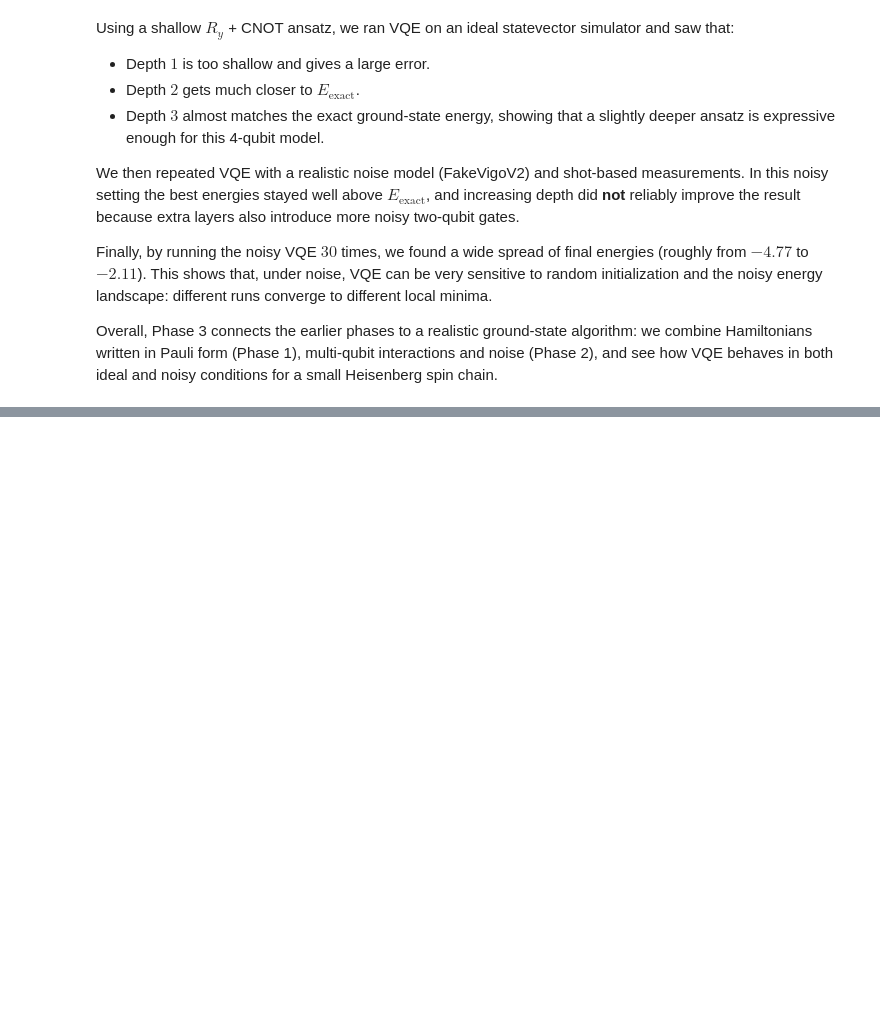
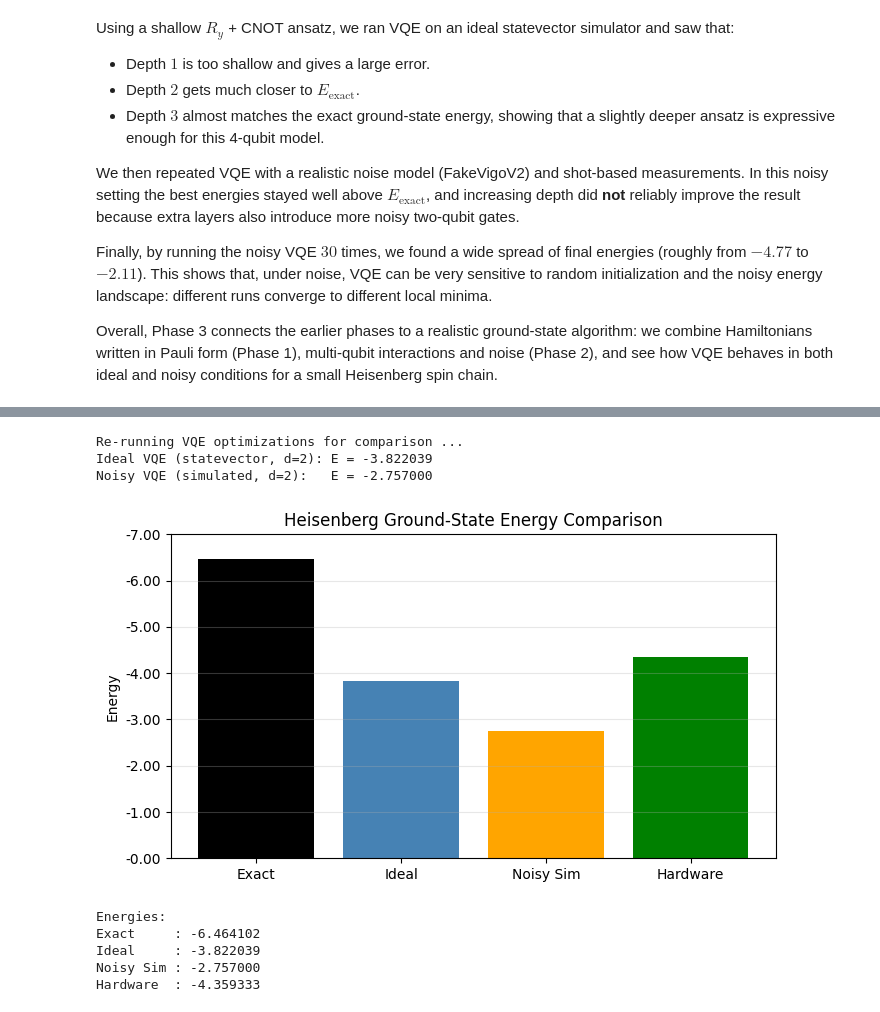
Before and after one commit to misha-ir/quantum-simulation-and-noise-analysis, a Jupyter notebook: phase_three.ipynb, the cells around one changed output, grey strips where cells are left out. Drawn from its saved outputs; the diff is of its cells as text; code cells hidden in the pictures; blank space fills up the shorter version.

Commit message:
Finalized report for project

```diff
--- a/phase_three.ipynb
+++ b/phase_three.ipynb
@@ -1052,0 +1255,55 @@ both ideal and noisy conditions for a small Heisenberg spin chain.
+# %%
+# Recompute final VQE energies for depth = 2 for comparison
+
+
+print("Re-running VQE optimizations for comparison ...")
+
+# Ideal (statevector) VQE
+opt_res_ideal_d2, energy_history_ideal_d2, E_vqe_final_d2 = run_noiseless_vqe(
+    depth=2,
+    maxiter=500,
+)
+print(f"Ideal VQE (statevector, d=2): E = {E_vqe_final_d2:.6f}")
+
+# Noisy VQE
+opt_res_noisy_d2, energy_history_noisy_d2, E_vqe_noisy_final_d2 = run_vqe_noisy(
+    depth=2,
+    maxiter=60,
+)
+print(f"Noisy VQE (simulated, d=2):   E = {E_vqe_noisy_final_d2:.6f}")
+# %% [output]
+Re-running VQE optimizations for comparison ...
+Ideal VQE (statevector, d=2): E = -3.822039
+Noisy VQE (simulated, d=2):   E = -2.757000
+# %%
+import matplotlib.pyplot as plt
+import numpy as np
+
+labels = ["Exact", "Ideal", "Noisy Sim", "Hardware"]
+values = [E_exact, E_vqe_final_d2, E_vqe_noisy_final_d2, E_hw_mean]
+
+plot_vals = [-v for v in values]
+
+plt.figure(figsize=(7,4))
+plt.bar(labels, plot_vals, color=["black", "steelblue", "orange", "green"])
+
+plt.ylabel("Energy")
+plt.title("Heisenberg Ground-State Energy Comparison")
+
+yticks = plt.yticks()[0]
+plt.yticks(yticks, [f"{-t:.2f}" for t in yticks])
+
+plt.grid(axis="y", alpha=0.3)
+plt.tight_layout()
+plt.show()
+
+print("Energies:")
+for name, val in zip(labels, values):
+    print(f"{name:10s}: {val:.6f}")
+# %% [output]
+[figure, added]
+Energies:
+Exact     : -6.464102
+Ideal     : -3.822039
+Noisy Sim : -2.757000
+Hardware  : -4.359333
```
Also changed, not shown: parts of 11 cells of this notebook, 29 other files.
